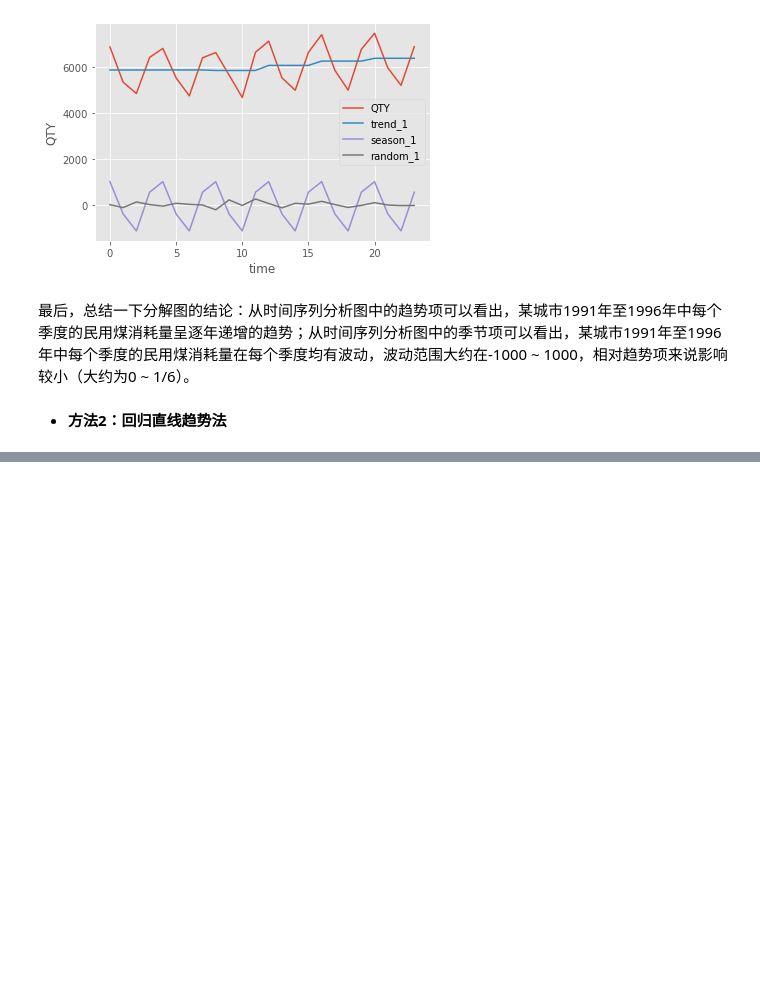
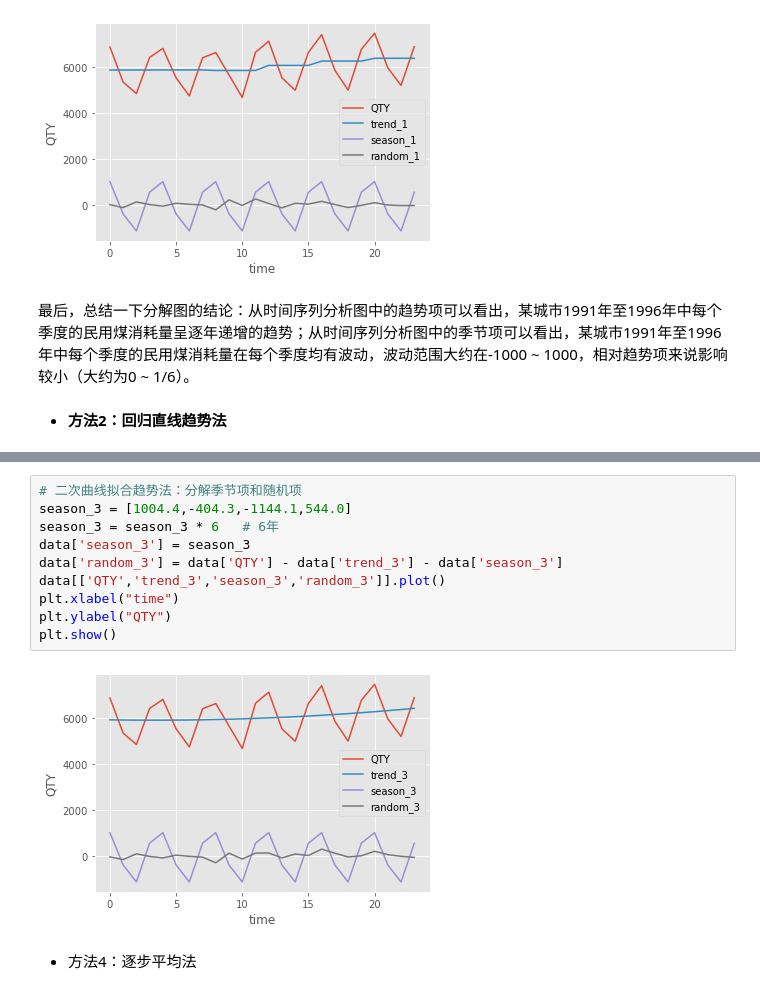
Before and after one commit to Leolee11111/TimeSeries, a Jupyter notebook: 第一节：时间序列分析概述.ipynb, the cells around one changed output, grey strips where cells are left out. Saved outputs shown, nothing was run; the diff lists cells and outputs as text; blank space fills up the shorter version.

```diff
--- a/第一节：时间序列分析概述.ipynb
+++ b/第一节：时间序列分析概述.ipynb
@@ -171,0 +268,14 @@ plt.show()
+# %%
+# 二次曲线拟合趋势法：分解季节项和随机项
+season_3 = [1004.4,-404.3,-1144.1,544.0]
+season_3 = season_3 * 6   # 6年
+data['season_3'] = season_3
+data['random_3'] = data['QTY'] - data['trend_3'] - data['season_3']
+data[['QTY','trend_3','season_3','random_3']].plot()
+plt.xlabel("time")
+plt.ylabel("QTY")
+plt.show()
+# %% [output]
+[figure, added]
+# %% [markdown]
+- 方法4：逐步平均法
```
Also changed, not shown: parts of 5 cells of this notebook.
